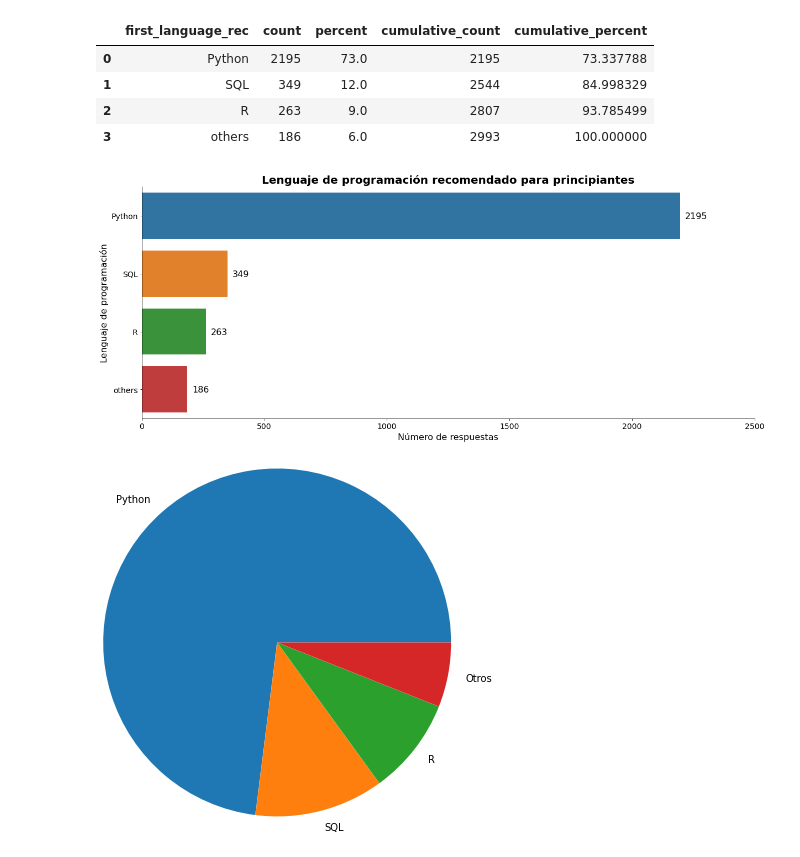
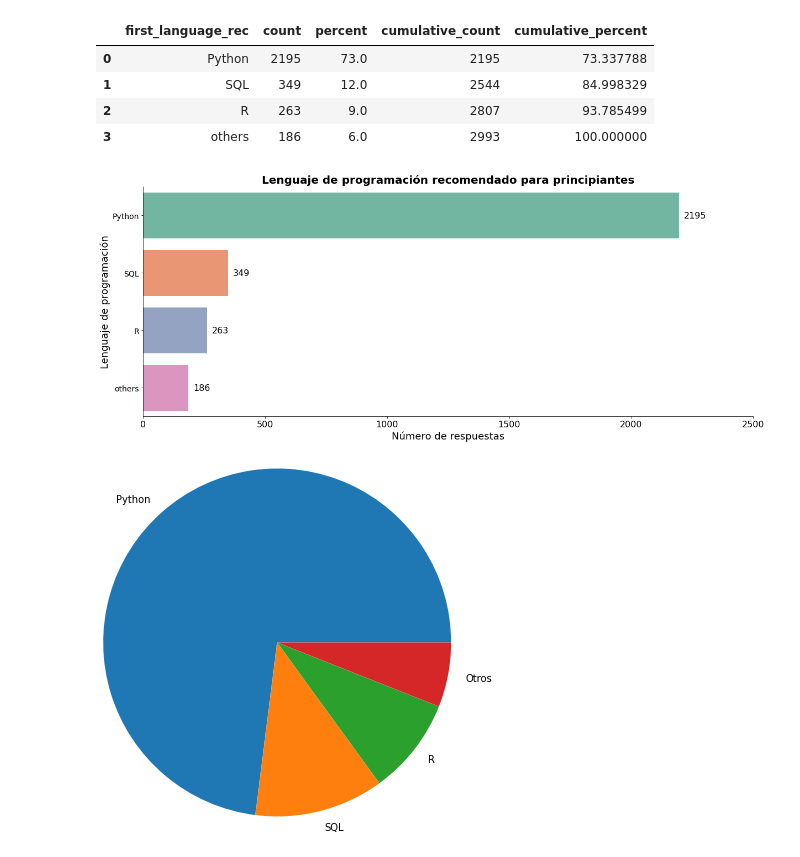
Before and after one commit to Adalab/project-da-promo-d-module-2-team-2-, a Jupyter notebook: notebooks/visualizacion.ipynb, the cells around one changed output. Cells and saved outputs as stored; diff of their text form; code cells hidden in the pictures.

```diff
--- a/notebooks/visualizacion.ipynb
+++ b/notebooks/visualizacion.ipynb
@@ -378,3 +380,36 @@ plt.show()
+# %%
+plt.figure(figsize=(15, 9))
+
+fig=sns.barplot(y = 'Herramienta', x = 'Número de usuarios', data=df_sum_tools, order= df_sum_tools.sort_values('Número de usuarios', ascending= False)['Herramienta'])
+
+fig.set_title('Top 20 herramientas usadas por las DA y BA', fontsize = 20, fontweight = 'bold')
+
+fig.spines[["top", "right"]].set_visible(False)
+
+# para poner etiquetas encima de las barras
+for indice, valor in enumerate(df_sum_tools["Herramienta"]):
+    plt.text(50, indice+0.2, valor,
+             horizontalalignment='left', # para colocarlo en el centro de la barra
+             fontsize= 16)
+
+# para poner etiquetas encima de las barras
+for indice, valor in enumerate(df_sum_tools["Número de usuarios"]):
+    plt.text(valor+10, indice+0.2, int(valor),
+             horizontalalignment='left', # para colocarlo en el centro de la barra
+             fontsize= 14)
+
+fig.set_xlabel (xlabel = "Herramienta", fontsize = 18)
+fig.set_ylabel (ylabel = "Número de usuarios", fontsize = 18)
+
+fig.set(xticks = [0, 500, 1000, 1500, 2000, 2500])
+#fig.set(yticks = [0, 1, 2, 3, 4, 5, 6, 7])
+fig.set(xticklabels = [0, 500, 1000, 1500, 2000, 2500])
+fig.set(yticklabels = ["", "", "", "", "", "", "", "", "", "", "", "", "", "", "", "", "", "", "", ""])
+
+
+plt.tight_layout()
+
+plt.show()
 # %% [markdown]
 ## Grafica del lenguajes recommendados como primer lenguaje de programacion
 # %%
@@ -390,31 +425,31 @@ df_rec_language
 # %%
 plt.figure(figsize=(17, 7))
 
-fig=sns.barplot(y = 'first_language_rec', x= "count", data=df_rec_language)
+fig=sns.barplot(y = 'first_language_rec', x= "count", data=df_rec_language, palette='Set2')
 
 fig.set_title('Lenguaje de programación recomendado para principiantes', fontsize = 20, fontweight = 'bold')
 
 fig.spines[["top", "right"]].set_visible(False)
 
-fig.set_xlabel (xlabel = "Número de respuestas", fontsize = 16)
-fig.set_ylabel (ylabel = "Lenguaje de programación", fontsize = 16)
+fig.set_xlabel (xlabel = "Número de respuestas", fontsize = 18)
+fig.set_ylabel (ylabel = "Lenguaje de programación", fontsize = 18)
 
 fig.set(xticks = [0, 500, 1000, 1500, 2000, 2500])
 #fig.set(yticks = [0, 1, 2, 3, 4, 5, 6, 7, 8])
-fig.set_xticklabels(labels = [0, 500, 1000, 1500, 2000, 2500], size=14)
+fig.set_xticklabels(labels = [0, 500, 1000, 1500, 2000, 2500], size=16)
 fig.set_yticklabels(labels = fig.get_yticklabels(), size=14)
 
 # para poner etiquetas encima de las barras
 for indice, valor in enumerate(df_rec_language["count"]):
     plt.text(valor+20, indice+0.05, valor,
              horizontalalignment='left', # para colocarlo en el centro de la barra
              fontsize= 16)
 
 plt.tight_layout()
 
 plt.show()
 # %% [output]
-[figure, old version]
+[figure, new version]
 # %%
 plt.figure()
 plt.pie(df_rec_language['percent'], labels = ["Python", "SQL", "R", "Otros"], radius = 2)
```
Also changed, not shown: parts of 17 cells of this notebook, 5 other files.
